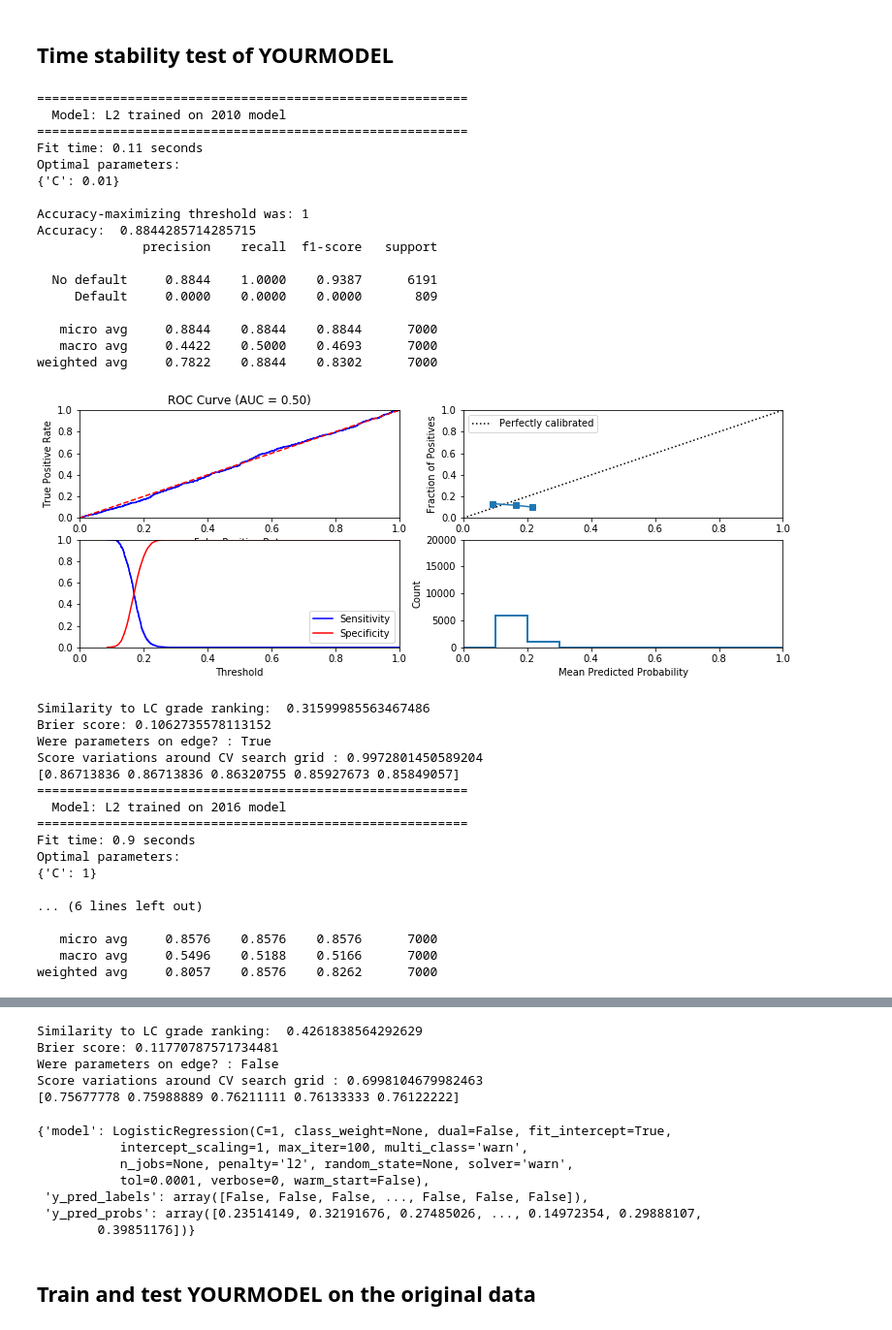
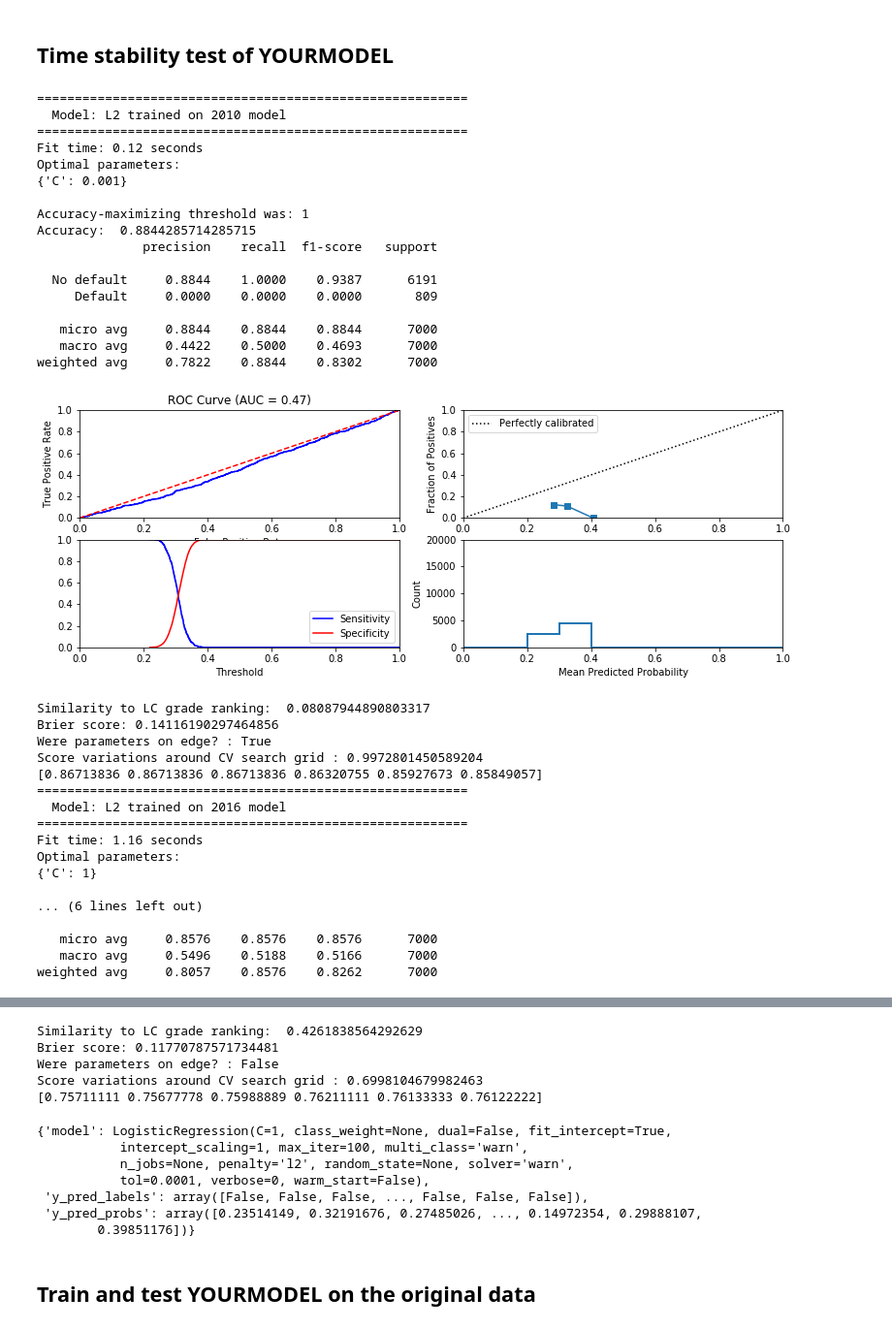
Before and after one commit to vickyzzn/LendingClubCase, a Jupyter notebook: CS-Phase 3.ipynb, the cells around one changed output, grey strips where cells are left out. Shown at 97% size. Cells and saved outputs as stored; diff of their text form; code cells hidden in the pictures.

```diff
--- a/CS-Phase 3.ipynb
+++ b/CS-Phase 3.ipynb
@@ -1011,52 +1011,52 @@ data_dict_test = prepare_data(date_range_train = (start_date_train, end_date_tra
 
 ## Train and test YOURMODEL using this data
 YOURMODEL = LogisticRegression(penalty='l2')
-cv_parameters = {'C': [0.01, 0.1, 1, 10, 100]}
+cv_parameters = {'C': [0.001,0.01, 0.1, 1, 10, 100]}
 
 fit_classification(YOURMODEL, data_dict_test, cv_parameters, 'L2 trained on 2010 model')
 
 
 start_date_train = datetime.date(2016,1,1)
 end_date_train = datetime.date(2016,12,31)
 start_date_test = datetime.date(2017,1,1)
 end_date_test = datetime.date(2017,12,31)
 
 
 data_dict_test_2016 = prepare_data(date_range_train = (start_date_train, end_date_train),
                          date_range_test = (start_date_test, end_date_test),
                          n_samples_train = 9000, n_samples_test = 7000, feature_subset = your_features)
 
 
 
 fit_classification(YOURMODEL, data_dict_test_2016, cv_parameters, 'L2 trained on 2016 model')
 # %% [output]
 =========================================================
   Model: L2 trained on 2010 model
 =========================================================
-Fit time: 0.11 seconds
+Fit time: 0.12 seconds
 Optimal parameters:
-{'C': 0.01}
+{'C': 0.001}
 
 Accuracy-maximizing threshold was: 1
 Accuracy:  0.8844285714285715
               precision    recall  f1-score   support
 
   No default     0.8844    1.0000    0.9387      6191
      Default     0.0000    0.0000    0.0000       809
 
    micro avg     0.8844    0.8844    0.8844      7000
    macro avg     0.4422    0.5000    0.4693      7000
 weighted avg     0.7822    0.8844    0.8302      7000
-[figure, old version]
+[figure, new version]
-Similarity to LC grade ranking:  0.31599985563467486
-Brier score: 0.1062735578113152
+Similarity to LC grade ranking:  0.08087944890803317
+Brier score: 0.14116190297464856
 Were parameters on edge? : True
 Score variations around CV search grid : 0.9972801450589204
-[0.86713836 0.86713836 0.86320755 0.85927673 0.85849057]
+[0.86713836 0.86713836 0.86713836 0.86320755 0.85927673 0.85849057]
 =========================================================
   Model: L2 trained on 2016 model
 =========================================================
-Fit time: 0.9 seconds
+Fit time: 1.16 seconds
 Optimal parameters:
 {'C': 1}
 
@@ -1070,7 +1070,7 @@ Similarity to LC grade ranking:  0.4261838564292629
 Brier score: 0.11770787571734481
 Were parameters on edge? : False
 Score variations around CV search grid : 0.6998104679982463
-[0.75677778 0.75988889 0.76211111 0.76133333 0.76122222]
+[0.75711111 0.75677778 0.75988889 0.76211111 0.76133333 0.76122222]
 {'model': LogisticRegression(C=1, class_weight=None, dual=False, fit_intercept=True,
            intercept_scaling=1, max_iter=100, multi_class='warn',
            n_jobs=None, penalty='l2', random_state=None, solver='warn',
```
Also changed, not shown: parts of 23 cells of this notebook.
